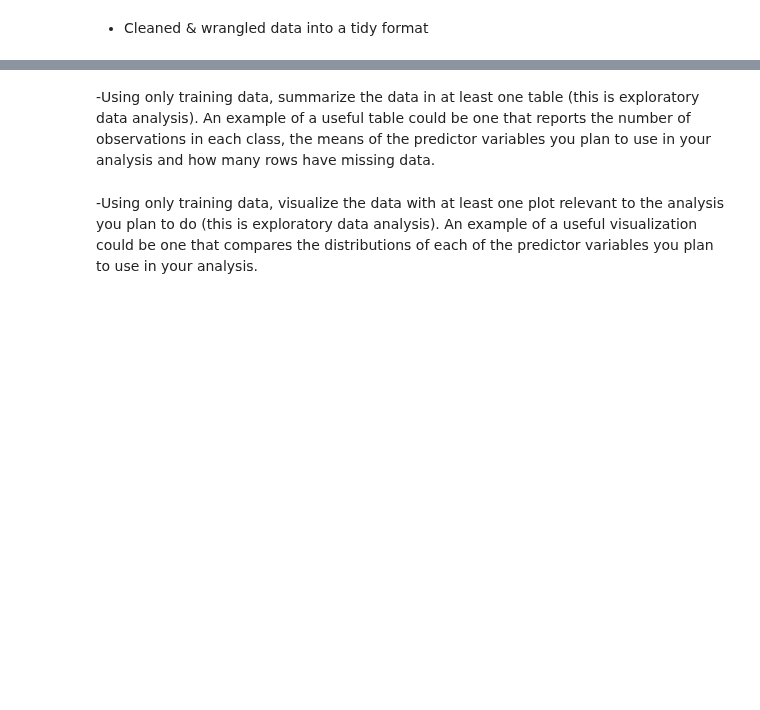
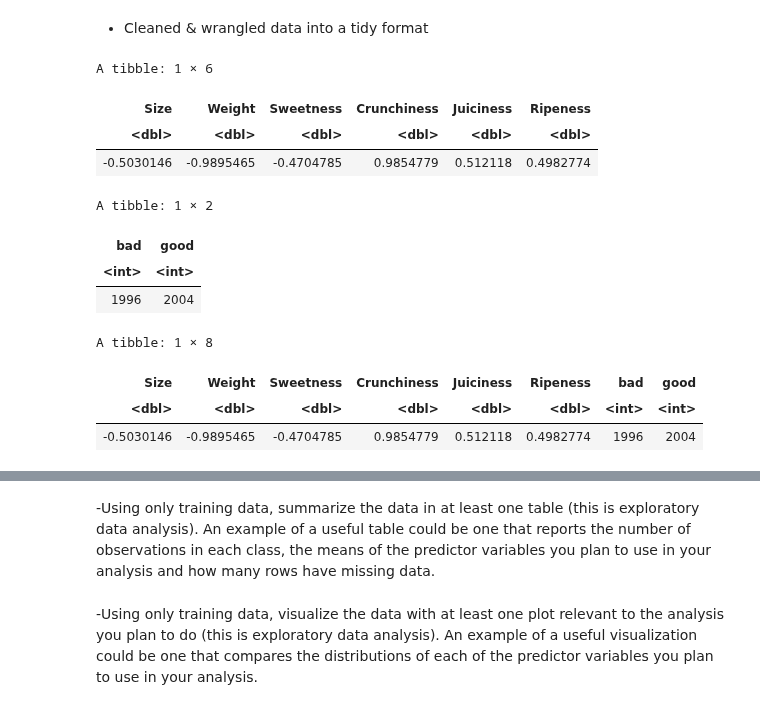
Before and after one commit to Dana-Te/DSCI100-Group-41, a Jupyter notebook: Group_Proposal.ipynb, the cells around one changed output, grey strips where cells are left out. Cells and saved outputs as stored; diff of their text form; code cells hidden in the pictures; blank space fills up the shorter version.

Commit message:
Added data wrangling for a table
Table includes the number of good and bad apples and the mean of all the predictors excluding acidity

```diff
--- a/Group_Proposal.ipynb
+++ b/Group_Proposal.ipynb
@@ -71,5 +71,36 @@ A spec_tbl_df: 4001 × 9
 | NA | NA | NA | NA | NA | NA | NA | Created_by_Nidula_Elgiriyewithana | NA |
 # %% [markdown]
 - Cleaned & wrangled data into a tidy format
+# %%
+Apple_data_mean<- Apple_data|>
+    filter(A_id!="NA")|>
+    select(Size:Ripeness)|>
+    map_df(mean, na.rm=TRUE)
+
+Apple_data_obs<-Apple_data|>
+    filter(A_id!="NA")|>
+    select(Quality)|>
+    group_by(Quality) |>
+    summarise(Count = n())|>
+    pivot_wider(names_from=Quality, values_from=Count)
+
+Merge<- cross_join(Apple_data_mean, Apple_data_obs)
+
+Apple_data_mean
+Apple_data_obs
+Merge
+# %% [output]
+A tibble: 1 × 6
+| Size | Weight | Sweetness | Crunchiness | Juiciness | Ripeness |
+| <dbl> | <dbl> | <dbl> | <dbl> | <dbl> | <dbl> |
+| -0.5030146 | -0.9895465 | -0.4704785 | 0.9854779 | 0.512118 | 0.4982774 |
+A tibble: 1 × 2
+| bad | good |
+| <int> | <int> |
+| 1996 | 2004 |
+A tibble: 1 × 8
+| Size | Weight | Sweetness | Crunchiness | Juiciness | Ripeness | bad | good |
+| <dbl> | <dbl> | <dbl> | <dbl> | <dbl> | <dbl> | <int> | <int> |
+| -0.5030146 | -0.9895465 | -0.4704785 | 0.9854779 | 0.512118 | 0.4982774 | 1996 | 2004 |
 # %%
 options(repr.plot.width = 15, repr.plot.height = 15)
```
Also changed, not shown: parts of 2 cells of this notebook.
